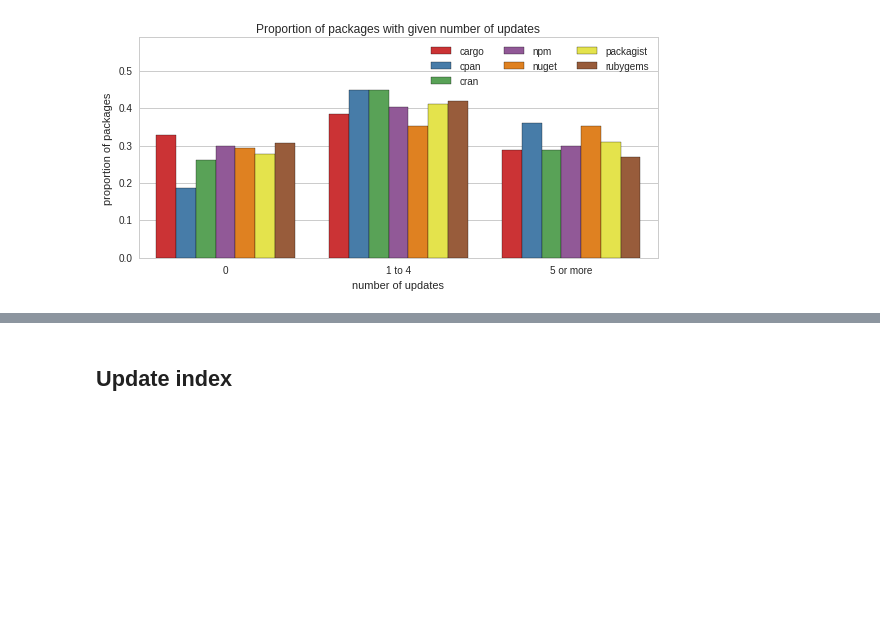
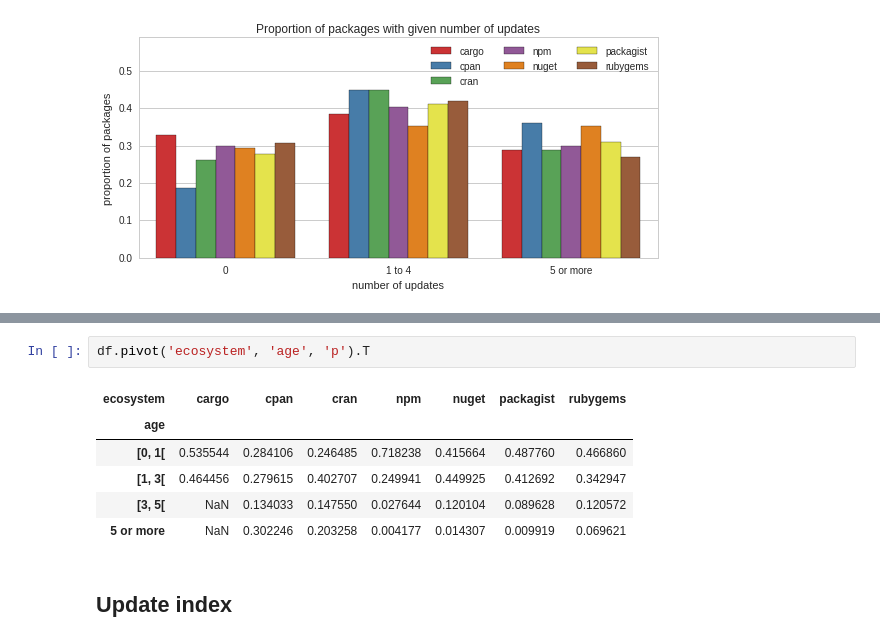
Before and after one commit to AlexandreDecan/ecos-emse, a Jupyter notebook: notebooks/Ecosystem activity.ipynb, the cells around one changed output, grey strips where cells are left out. Drawn from its saved outputs; the diff is of its cells as text; blank space fills up the shorter version.

```diff
--- a/notebooks/Ecosystem activity.ipynb
+++ b/notebooks/Ecosystem activity.ipynb
@@ -604,3 +659,12 @@ pandas.DataFrame.from_records(data_temp, columns=['ecosystem', 'value', 'p']).so
+# %%
+df.pivot('ecosystem', 'age', 'p').T
+# %% [output]
+| ecosystem | cargo | cpan | cran | npm | nuget | packagist | rubygems |
+| age |  |  |  |  |  |  |  |
+| [0, 1[ | 0.535544 | 0.284106 | 0.246485 | 0.718238 | 0.415664 | 0.487760 | 0.466860 |
+| [1, 3[ | 0.464456 | 0.279615 | 0.402707 | 0.249941 | 0.449925 | 0.412692 | 0.342947 |
+| [3, 5[ | NaN | 0.134033 | 0.147550 | 0.027644 | 0.120104 | 0.089628 | 0.120572 |
+| 5 or more | NaN | 0.302246 | 0.203258 | 0.004177 | 0.014307 | 0.009919 | 0.069621 |
 # %% [markdown]
 ## Update index
 # %%
```
Also changed, not shown: parts of 3 cells of this notebook, 2 other files.
